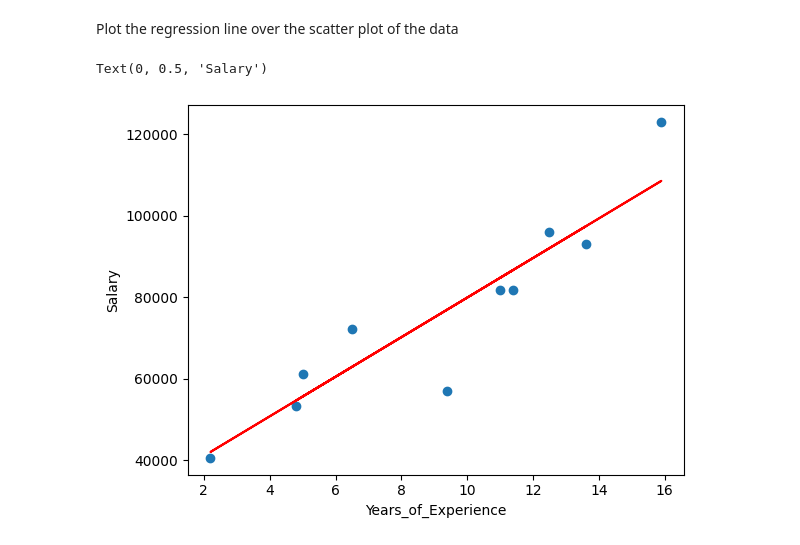
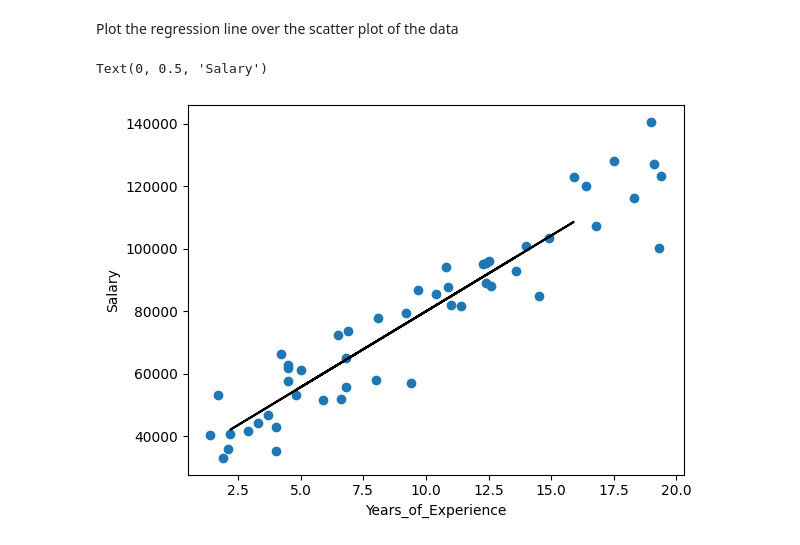
Before and after one commit to Shambhavi410/BCS-Winter-Project-STACK-O-MATIC, a Jupyter notebook: Assignment_2/BCS_Assignment_2.ipynb, the cells around one changed output. Saved outputs shown, nothing was run; the diff lists cells and outputs as text; code cells hidden in the pictures.

```diff
--- a/Assignment_2/BCS_Assignment_2.ipynb
+++ b/Assignment_2/BCS_Assignment_2.ipynb
@@ -76,10 +76,10 @@ MSE:  79580620.27310547
 # %% [markdown]
 Plot the regression line over the scatter plot of the data
 # %%
-plt.scatter(x_test, y_test)
-plt.plot(x_test, y_pred, color='red')
+plt.scatter(data['YearsExperience'], data['Salary'])
+plt.plot(x_test, y_pred, color='black')
 plt.xlabel('Years_of_Experience')
 plt.ylabel('Salary')
 # %% [output]
 Text(0, 0.5, 'Salary')
-[figure, old version]
+[figure, new version]
```
